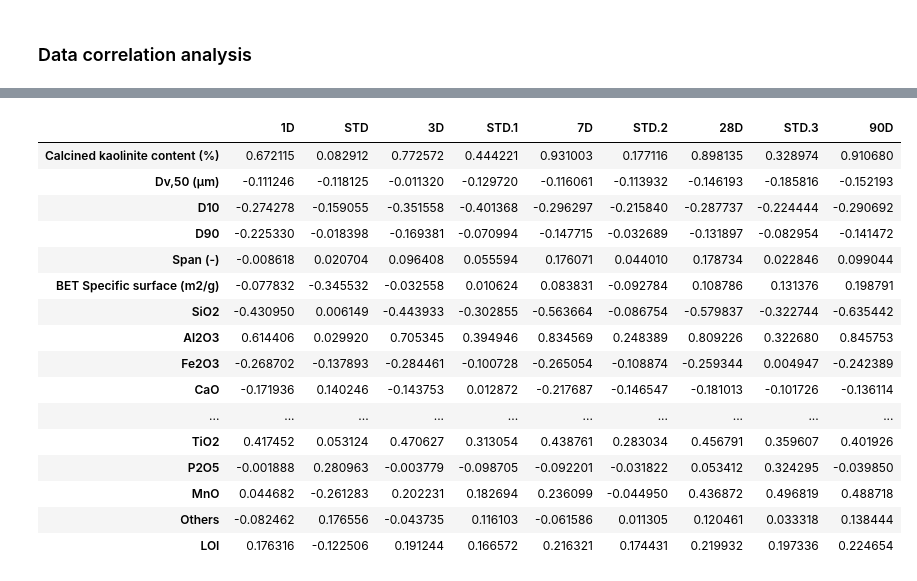
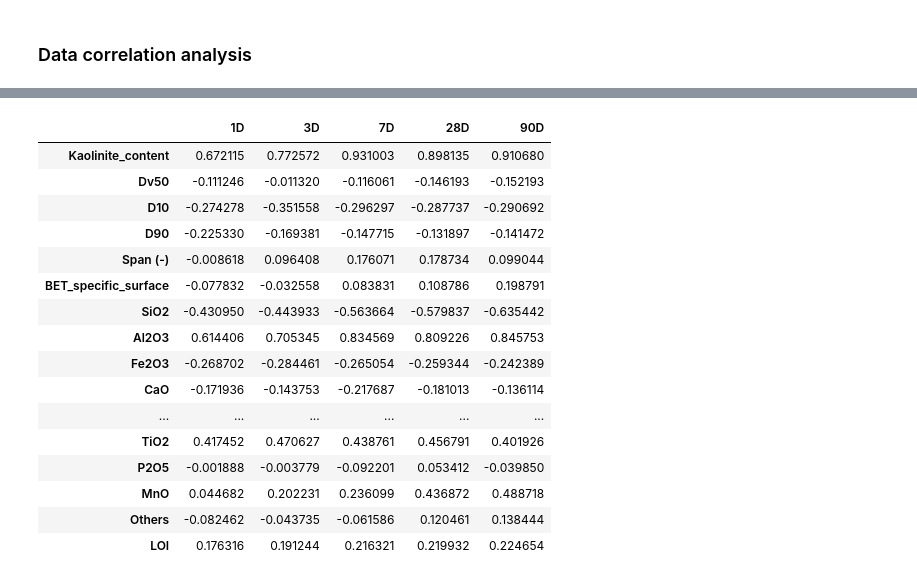
Before and after one commit to frblazquez/LC3, a Jupyter notebook: Project 2/lc3.ipynb, the cells around one changed output, grey strips where cells are left out. Drawn from its saved outputs; the diff is of its cells as text; code cells hidden in the pictures.

```diff
--- a/Project 2/lc3.ipynb
+++ b/Project 2/lc3.ipynb
@@ -30,0 +26,10 @@ data = pd.read_excel(DATA_PATH, skiprows=[0], na_values=['-'])
+# %%
+data.rename(columns = {'Calcined kaolinite content (%)':'Kaolinite_content'}, inplace = True)
+data.rename(columns = {'Dv,50 (µm)':'Dv50'                                 }, inplace = True)
+data.rename(columns = {'BET Specific surface (m2/g)':'BET_specific_surface'}, inplace = True)
+
+# Get useful dataframe information
+#data               # Get data
+#data.describe()    # Get data general information
+#data.columns       # Get data features names
+#data.corr()        # Get correlation matrix
@@ -64,25 +112,25 @@ def highlight_high_correlations(cell):
 # %%
 # Correlation between Compression Strength measurements and clays properties
-CORRELATION_THRESHOLD = 0.6
+CORRELATION_THRESHOLD = 0.5
 
-corr_matrix = data.corr()[10:].iloc[:, 0:9]
+corr_matrix = data.corr()[10:].iloc[:, [0,2,4,6,8]]
 corr_matrix.style.applymap(highlight_high_correlations)
 # %% [output]
-|  | 1D | STD | 3D | STD.1 | 7D | STD.2 | 28D | STD.3 | 90D |
-| Calcined kaolinite content (%) | 0.672115 | 0.082912 | 0.772572 | 0.444221 | 0.931003 | 0.177116 | 0.898135 | 0.328974 | 0.910680 |
-| Dv,50 (µm) | -0.111246 | -0.118125 | -0.011320 | -0.129720 | -0.116061 | -0.113932 | -0.146193 | -0.185816 | -0.152193 |
-| D10 | -0.274278 | -0.159055 | -0.351558 | -0.401368 | -0.296297 | -0.215840 | -0.287737 | -0.224444 | -0.290692 |
-| D90 | -0.225330 | -0.018398 | -0.169381 | -0.070994 | -0.147715 | -0.032689 | -0.131897 | -0.082954 | -0.141472 |
-| Span (-) | -0.008618 | 0.020704 | 0.096408 | 0.055594 | 0.176071 | 0.044010 | 0.178734 | 0.022846 | 0.099044 |
-| BET Specific surface (m2/g) | -0.077832 | -0.345532 | -0.032558 | 0.010624 | 0.083831 | -0.092784 | 0.108786 | 0.131376 | 0.198791 |
-| SiO2 | -0.430950 | 0.006149 | -0.443933 | -0.302855 | -0.563664 | -0.086754 | -0.579837 | -0.322744 | -0.635442 |
-| Al2O3 | 0.614406 | 0.029920 | 0.705345 | 0.394946 | 0.834569 | 0.248389 | 0.809226 | 0.322680 | 0.845753 |
-| Fe2O3 | -0.268702 | -0.137893 | -0.284461 | -0.100728 | -0.265054 | -0.108874 | -0.259344 | 0.004947 | -0.242389 |
-| CaO | -0.171936 | 0.140246 | -0.143753 | 0.012872 | -0.217687 | -0.146547 | -0.181013 | -0.101726 | -0.136114 |
-| ... | ... | ... | ... | ... | ... | ... | ... | ... | ... |
-| TiO2 | 0.417452 | 0.053124 | 0.470627 | 0.313054 | 0.438761 | 0.283034 | 0.456791 | 0.359607 | 0.401926 |
-| P2O5 | -0.001888 | 0.280963 | -0.003779 | -0.098705 | -0.092201 | -0.031822 | 0.053412 | 0.324295 | -0.039850 |
-| MnO | 0.044682 | -0.261283 | 0.202231 | 0.182694 | 0.236099 | -0.044950 | 0.436872 | 0.496819 | 0.488718 |
-| Others | -0.082462 | 0.176556 | -0.043735 | 0.116103 | -0.061586 | 0.011305 | 0.120461 | 0.033318 | 0.138444 |
-| LOI | 0.176316 | -0.122506 | 0.191244 | 0.166572 | 0.216321 | 0.174431 | 0.219932 | 0.197336 | 0.224654 |
+|  | 1D | 3D | 7D | 28D | 90D |
+| Kaolinite_content | 0.672115 | 0.772572 | 0.931003 | 0.898135 | 0.910680 |
+| Dv50 | -0.111246 | -0.011320 | -0.116061 | -0.146193 | -0.152193 |
+| D10 | -0.274278 | -0.351558 | -0.296297 | -0.287737 | -0.290692 |
+| D90 | -0.225330 | -0.169381 | -0.147715 | -0.131897 | -0.141472 |
+| Span (-) | -0.008618 | 0.096408 | 0.176071 | 0.178734 | 0.099044 |
+| BET_specific_surface | -0.077832 | -0.032558 | 0.083831 | 0.108786 | 0.198791 |
+| SiO2 | -0.430950 | -0.443933 | -0.563664 | -0.579837 | -0.635442 |
+| Al2O3 | 0.614406 | 0.705345 | 0.834569 | 0.809226 | 0.845753 |
+| Fe2O3 | -0.268702 | -0.284461 | -0.265054 | -0.259344 | -0.242389 |
+| CaO | -0.171936 | -0.143753 | -0.217687 | -0.181013 | -0.136114 |
+| ... | ... | ... | ... | ... | ... |
+| TiO2 | 0.417452 | 0.470627 | 0.438761 | 0.456791 | 0.401926 |
+| P2O5 | -0.001888 | -0.003779 | -0.092201 | 0.053412 | -0.039850 |
+| MnO | 0.044682 | 0.202231 | 0.236099 | 0.436872 | 0.488718 |
+| Others | -0.082462 | -0.043735 | -0.061586 | 0.120461 | 0.138444 |
+| LOI | 0.176316 | 0.191244 | 0.216321 | 0.219932 | 0.224654 |
 # %%
```
Also changed, not shown: parts of 24 cells of this notebook.
